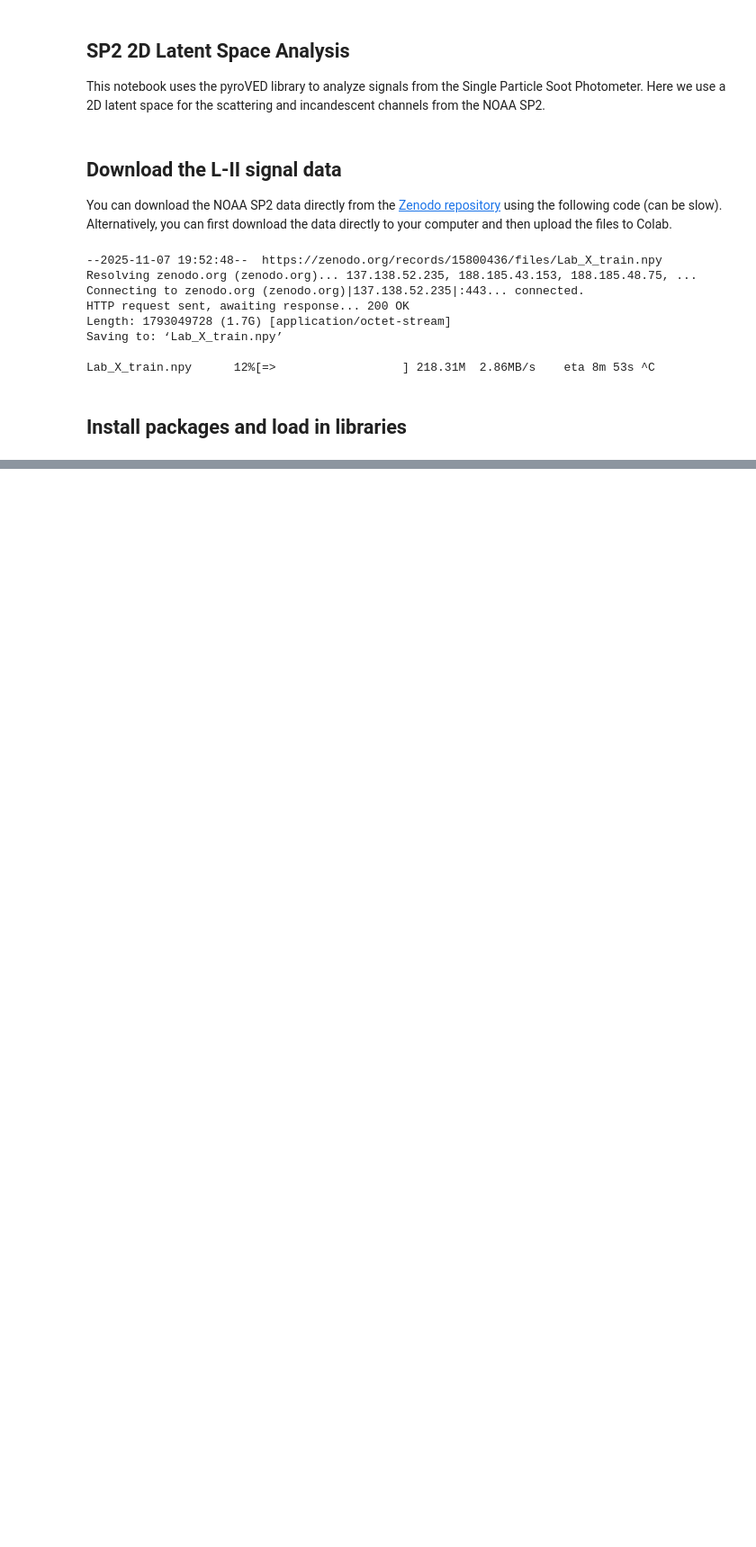
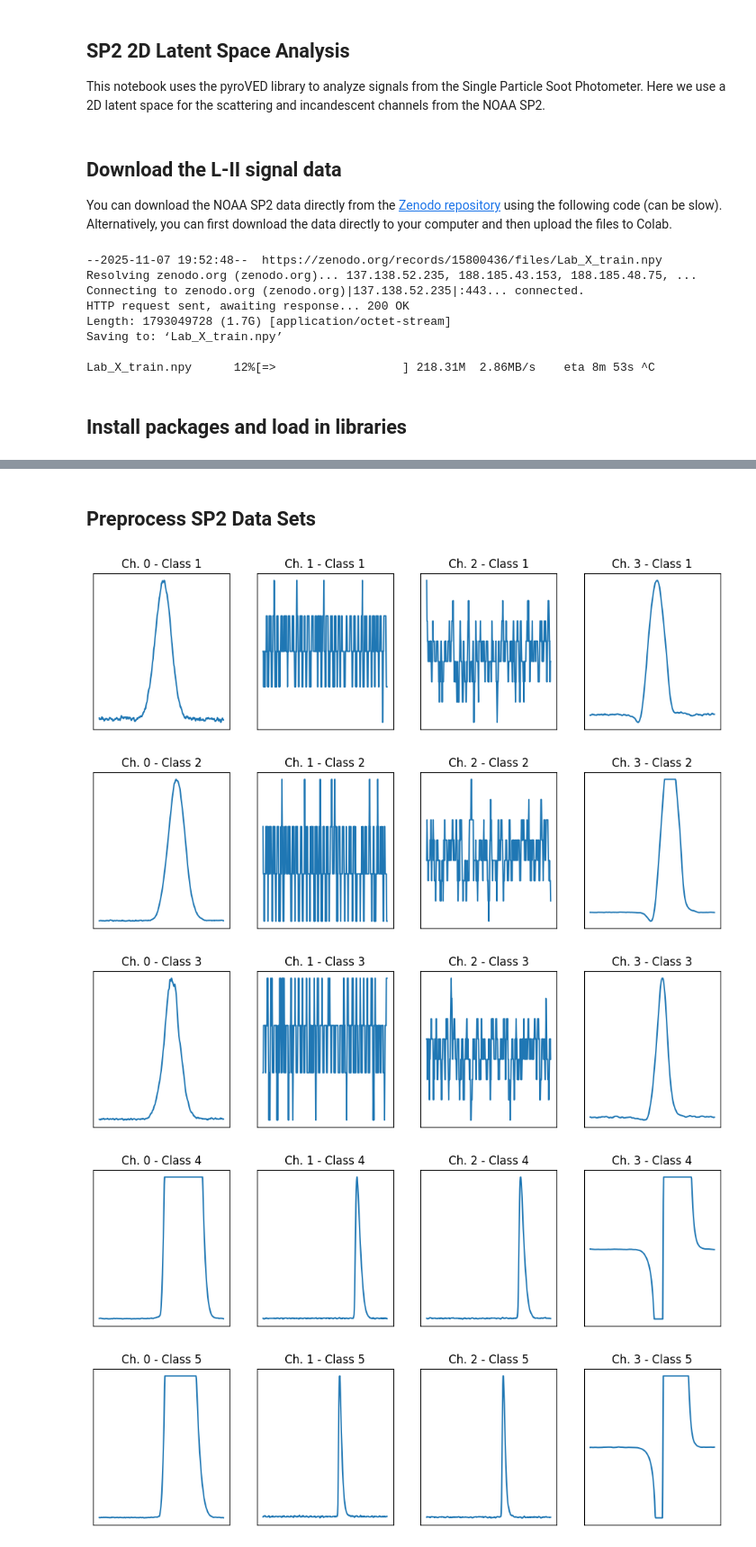
Before and after one commit to kdlamb/SP2-VAE, a Jupyter notebook: SP2_2DLatentSpace.ipynb, the cells around one changed output, grey strips where cells are left out. Shown: that part at 90% size. Drawn from its saved outputs; the diff is of its cells as text; code cells hidden in the pictures; blank space fills up the shorter version.

```diff
--- a/SP2_2DLatentSpace.ipynb
+++ b/SP2_2DLatentSpace.ipynb
@@ -53,0 +59,45 @@ import matplotlib.pyplot as plt
+# %% [markdown]
+## Preprocess SP2 Data Sets
+# %%
+X_train = np.load("Lab_X_train.npy")
+Y_train = np.load("Lab_Y_train.npy")
+
+X_val = np.load("Lab_X_val.npy")
+Y_val = np.load("Lab_Y_val.npy")
+
+X_test = np.load("Lab_X_test.npy")
+Y_test = np.load("Lab_Y_test.npy")
+# %%
+import random
+import matplotlib.pyplot as plt
+
+for class_label in range(1, 7):
+    class_indices = [i for i, label in enumerate(Y_train) if label == class_label]
+
+    random_index = random.choice(class_indices)
+
+    fig, axes = plt.subplots(nrows=1, ncols=4, figsize=(12, 3))
+    axes[0].plot(X_train[random_index, :, 0])
+    axes[0].set_title(f"Ch. 0 - Class {class_label}")
+    axes[0].set_xticks([])
+    axes[0].set_yticks([])
+    axes[1].plot(X_train[random_index, :, 1])
+    axes[1].set_title(f"Ch. 1 - Class {class_label}")
+    axes[1].set_xticks([])
+    axes[1].set_yticks([])
+    axes[2].plot(X_train[random_index, :, 2])
+    axes[2].set_title(f"Ch. 2 - Class {class_label}")
+    axes[2].set_xticks([])
+    axes[2].set_yticks([])
+    axes[3].plot(X_train[random_index, :, 3])
+    axes[3].set_title(f"Ch. 3 - Class {class_label}")
+    axes[3].set_xticks([])
+    axes[3].set_yticks([])
+
+    plt.show()
+# %% [output]
+[figure, added]
+[figure, added]
+[figure, added]
+[figure, added]
+[figure, added]
```
Also changed, not shown: parts of 6 cells of this notebook.
